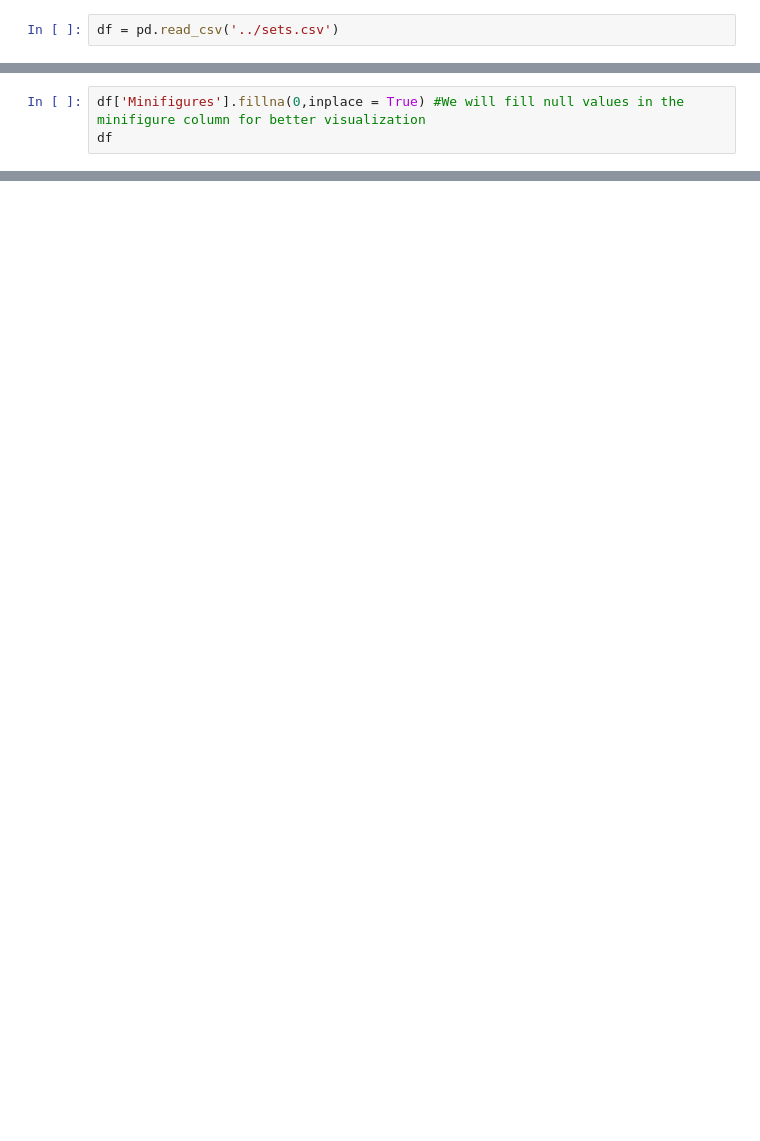
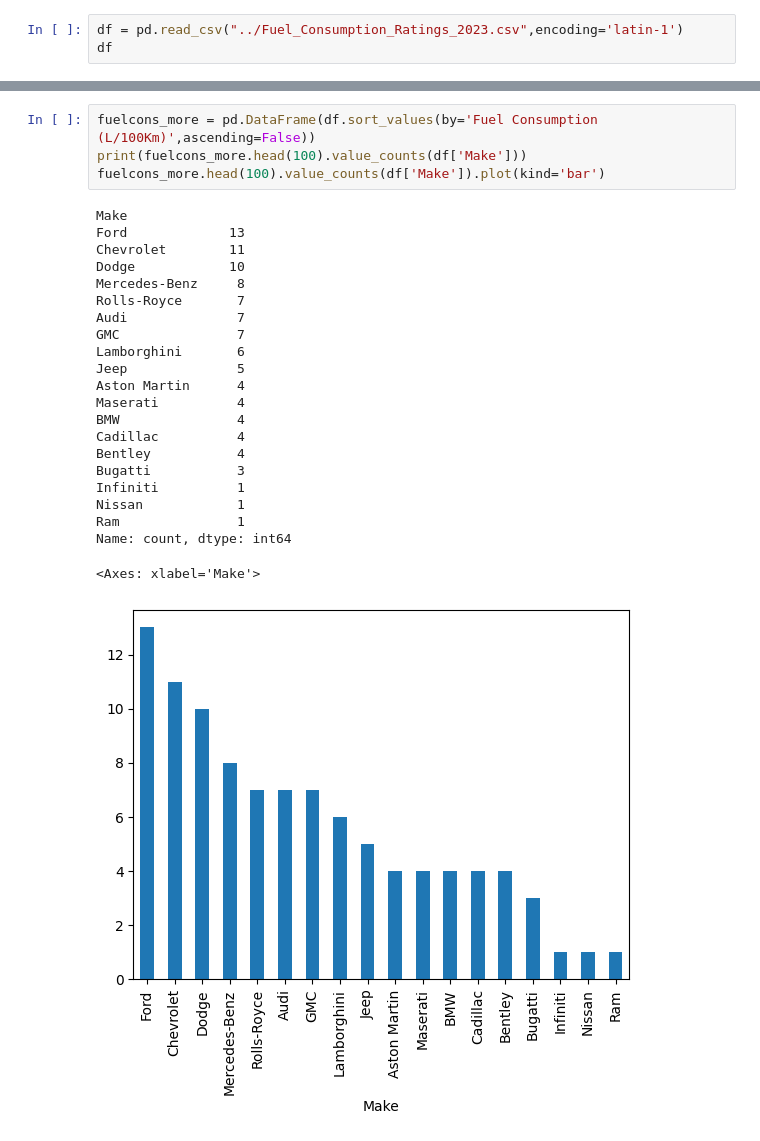
Before and after one commit to Hemipower/Render_EDA_triple_ten, a Jupyter notebook: Notebooks/eda.ipynb, the cells around one changed output, grey strips where cells are left out. Saved outputs shown, nothing was run; the diff lists cells and outputs as text; blank space fills up the shorter version.

```diff
--- a/Notebooks/eda.ipynb
+++ b/Notebooks/eda.ipynb
@@ -4,4 +6,5 @@ import plotly_express as px
 import seaborn as sns
 import matplotlib.pyplot as plt
 # %%
-df = pd.read_csv('../sets.csv')
+df = pd.read_csv("../Fuel_Consumption_Ratings_2023.csv",encoding='latin-1')
+df
@@ -8,3 +24,0 @@ df = pd.read_csv('../sets.csv')
-# %%
-df['Minifigures'].fillna(0,inplace = True) #We will fill null values in the minifigure column for better visualization
-df
@@ -57,0 +48,27 @@ Sunburst Plot of all Sets by Lego
+# %%
+fuelcons_more = pd.DataFrame(df.sort_values(by='Fuel Consumption (L/100Km)',ascending=False))
+print(fuelcons_more.head(100).value_counts(df['Make']))
+fuelcons_more.head(100).value_counts(df['Make']).plot(kind='bar')
+# %% [output]
+Make
+Ford             13
+Chevrolet        11
+Dodge            10
+Mercedes-Benz     8
+Rolls-Royce       7
+Audi              7
+GMC               7
+Lamborghini       6
+Jeep              5
+Aston Martin      4
+Maserati          4
+BMW               4
+Cadillac          4
+Bentley           4
+Bugatti           3
+Infiniti          1
+Nissan            1
+Ram               1
+Name: count, dtype: int64
+<Axes: xlabel='Make'>
+[figure, added]
```
Also changed, not shown: parts of 23 cells of this notebook, 2 other files.
